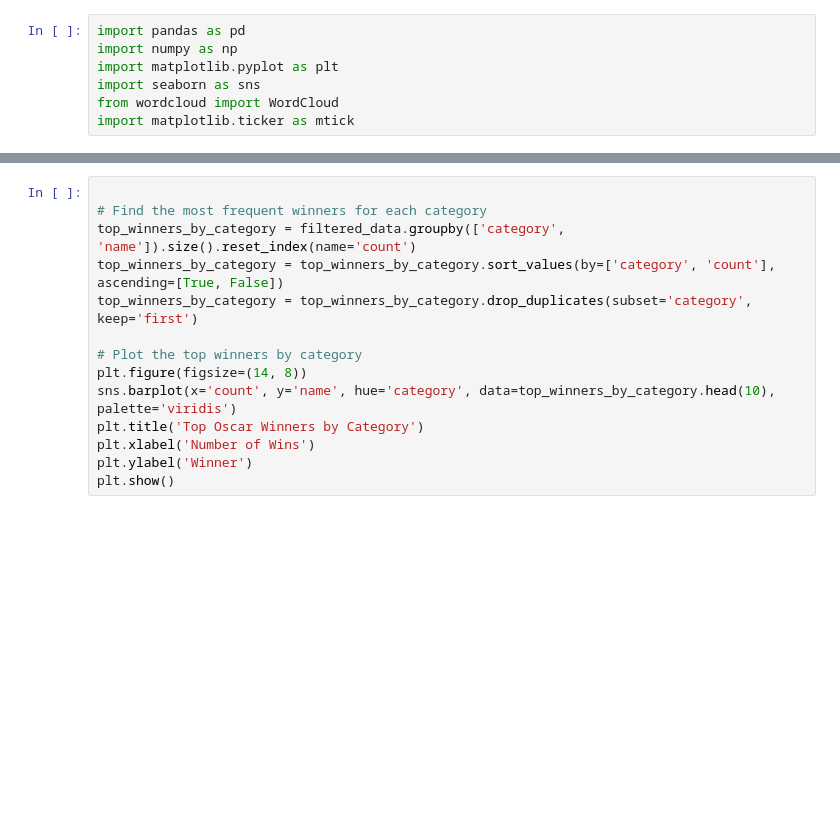
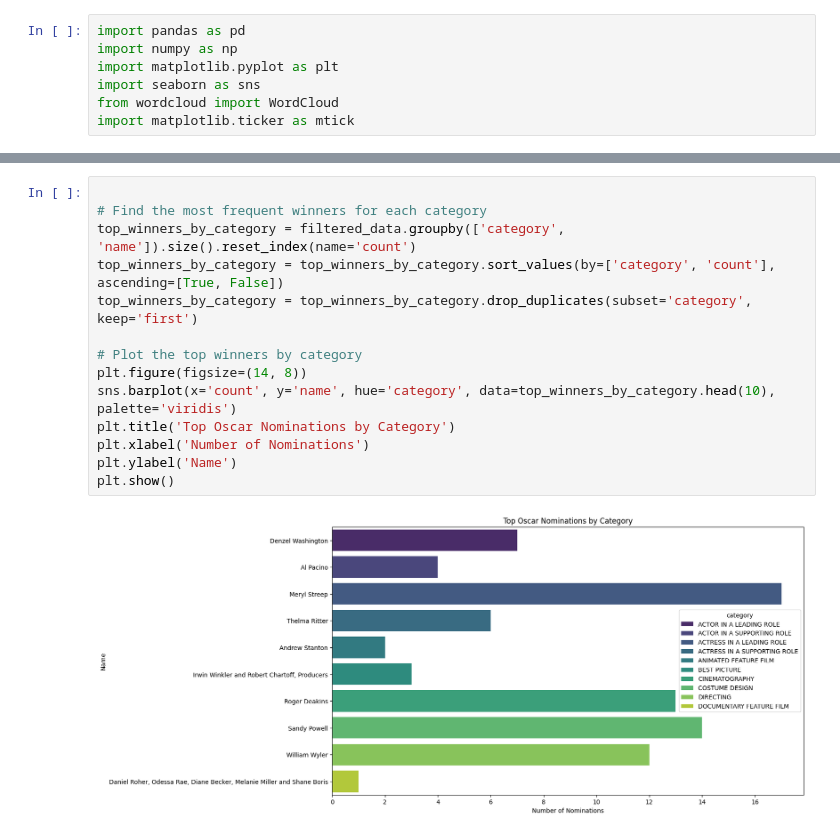
Before and after one commit to memu1227/Oscars, a Jupyter notebook: Oscar_Predictions.ipynb, the cells around one changed output, grey strips where cells are left out. Cells and saved outputs as stored; diff of their text form; blank space fills up the shorter version.

```diff
--- a/Oscar_Predictions.ipynb
+++ b/Oscar_Predictions.ipynb
@@ -45,14 +107,16 @@ filtered_data.isna().sum()
 # %%
 
 # Find the most frequent winners for each category
 top_winners_by_category = filtered_data.groupby(['category', 'name']).size().reset_index(name='count')
 top_winners_by_category = top_winners_by_category.sort_values(by=['category', 'count'], ascending=[True, False])
 top_winners_by_category = top_winners_by_category.drop_duplicates(subset='category', keep='first')
 
 # Plot the top winners by category
 plt.figure(figsize=(14, 8))
 sns.barplot(x='count', y='name', hue='category', data=top_winners_by_category.head(10), palette='viridis')
-plt.title('Top Oscar Winners by Category')
-plt.xlabel('Number of Wins')
-plt.ylabel('Winner')
+plt.title('Top Oscar Nominations by Category')
+plt.xlabel('Number of Nominations')
+plt.ylabel('Name')
 plt.show()
+# %% [output]
+[figure, added]
```
Also changed, not shown: parts of 20 cells of this notebook.
